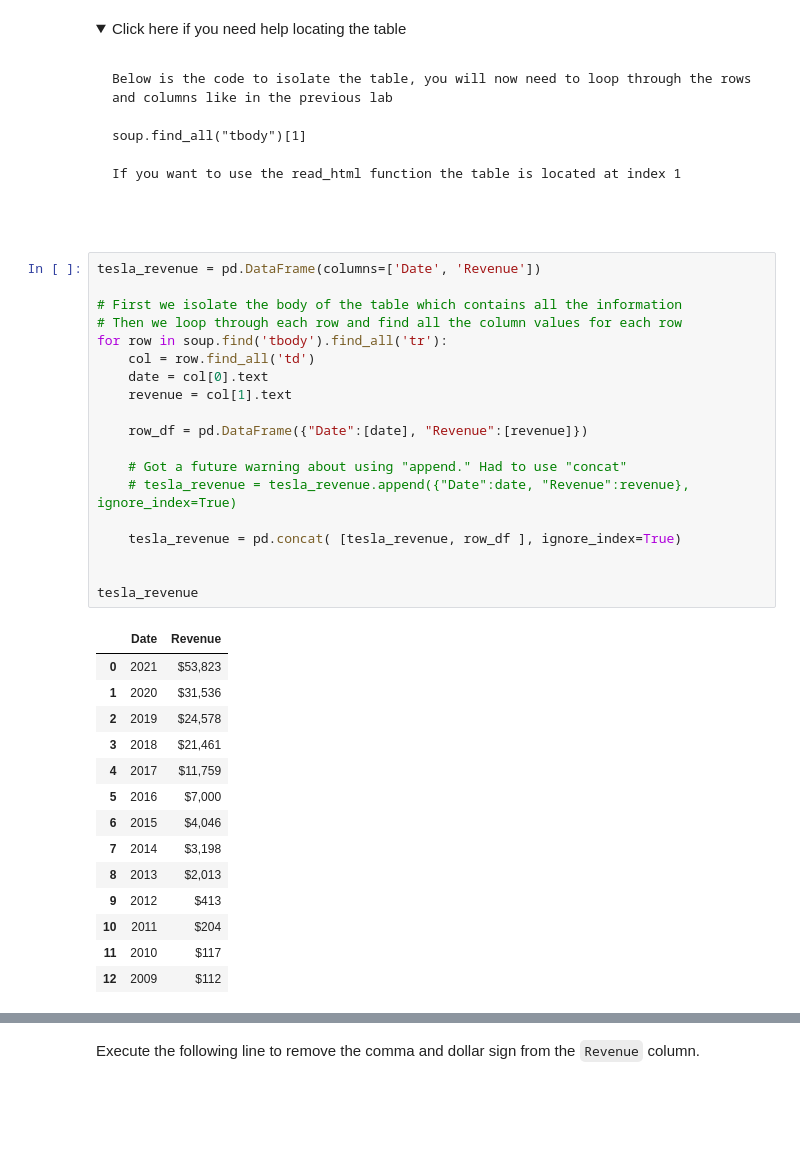
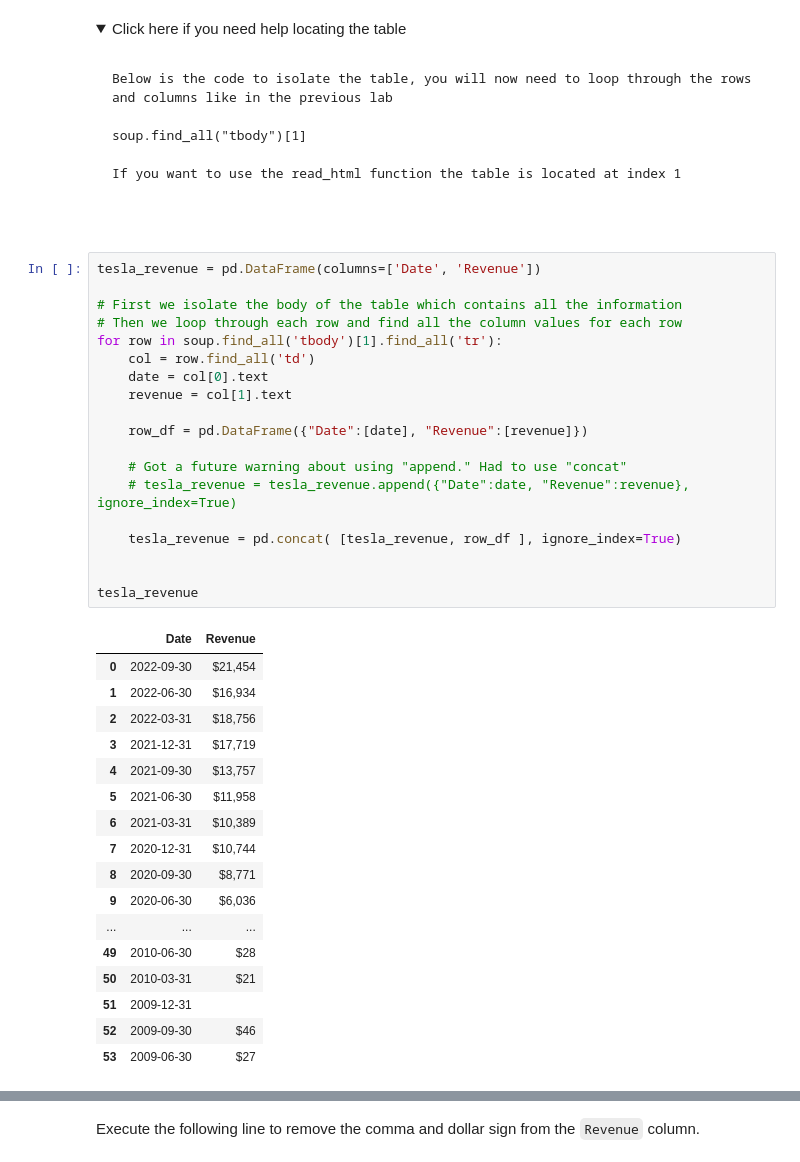
Before and after one commit to EIDSTER/coursera, a Jupyter notebook: Final Assignment.ipynb, the cells around one changed output, grey strips where cells are left out. Drawn from its saved outputs; the diff is of its cells as text; folded sections open; blank space fills up the shorter version.

```diff
--- a/Final Assignment.ipynb
+++ b/Final Assignment.ipynb
@@ -174,34 +147,37 @@ If you want to use the read_html function the table is located at index 1
 # %%
 tesla_revenue = pd.DataFrame(columns=['Date', 'Revenue'])
 
 # First we isolate the body of the table which contains all the information
 # Then we loop through each row and find all the column values for each row
-for row in soup.find('tbody').find_all('tr'):
+for row in soup.find_all('tbody')[1].find_all('tr'):
     col = row.find_all('td')
     date = col[0].text
     revenue = col[1].text
 
     row_df = pd.DataFrame({"Date":[date], "Revenue":[revenue]})
 
     # Got a future warning about using "append." Had to use "concat"
     # tesla_revenue = tesla_revenue.append({"Date":date, "Revenue":revenue}, ignore_index=True)
 
     tesla_revenue = pd.concat( [tesla_revenue, row_df ], ignore_index=True)
 
 
 tesla_revenue
 # %% [output]
 |  | Date | Revenue |
-| 0 | 2021 | $53,823 |
-| 1 | 2020 | $31,536 |
-| 2 | 2019 | $24,578 |
-| 3 | 2018 | $21,461 |
-| 4 | 2017 | $11,759 |
-| 5 | 2016 | $7,000 |
-| 6 | 2015 | $4,046 |
-| 7 | 2014 | $3,198 |
-| 8 | 2013 | $2,013 |
-| 9 | 2012 | $413 |
-| 10 | 2011 | $204 |
-| 11 | 2010 | $117 |
-| 12 | 2009 | $112 |
+| 0 | 2022-09-30 | $21,454 |
+| 1 | 2022-06-30 | $16,934 |
+| 2 | 2022-03-31 | $18,756 |
+| 3 | 2021-12-31 | $17,719 |
+| 4 | 2021-09-30 | $13,757 |
+| 5 | 2021-06-30 | $11,958 |
+| 6 | 2021-03-31 | $10,389 |
+| 7 | 2020-12-31 | $10,744 |
+| 8 | 2020-09-30 | $8,771 |
+| 9 | 2020-06-30 | $6,036 |
+| ... | ... | ... |
+| 49 | 2010-06-30 | $28 |
+| 50 | 2010-03-31 | $21 |
+| 51 | 2009-12-31 |  |
+| 52 | 2009-09-30 | $46 |
+| 53 | 2009-06-30 | $27 |
```
Also changed, not shown: parts of 15 cells of this notebook.
